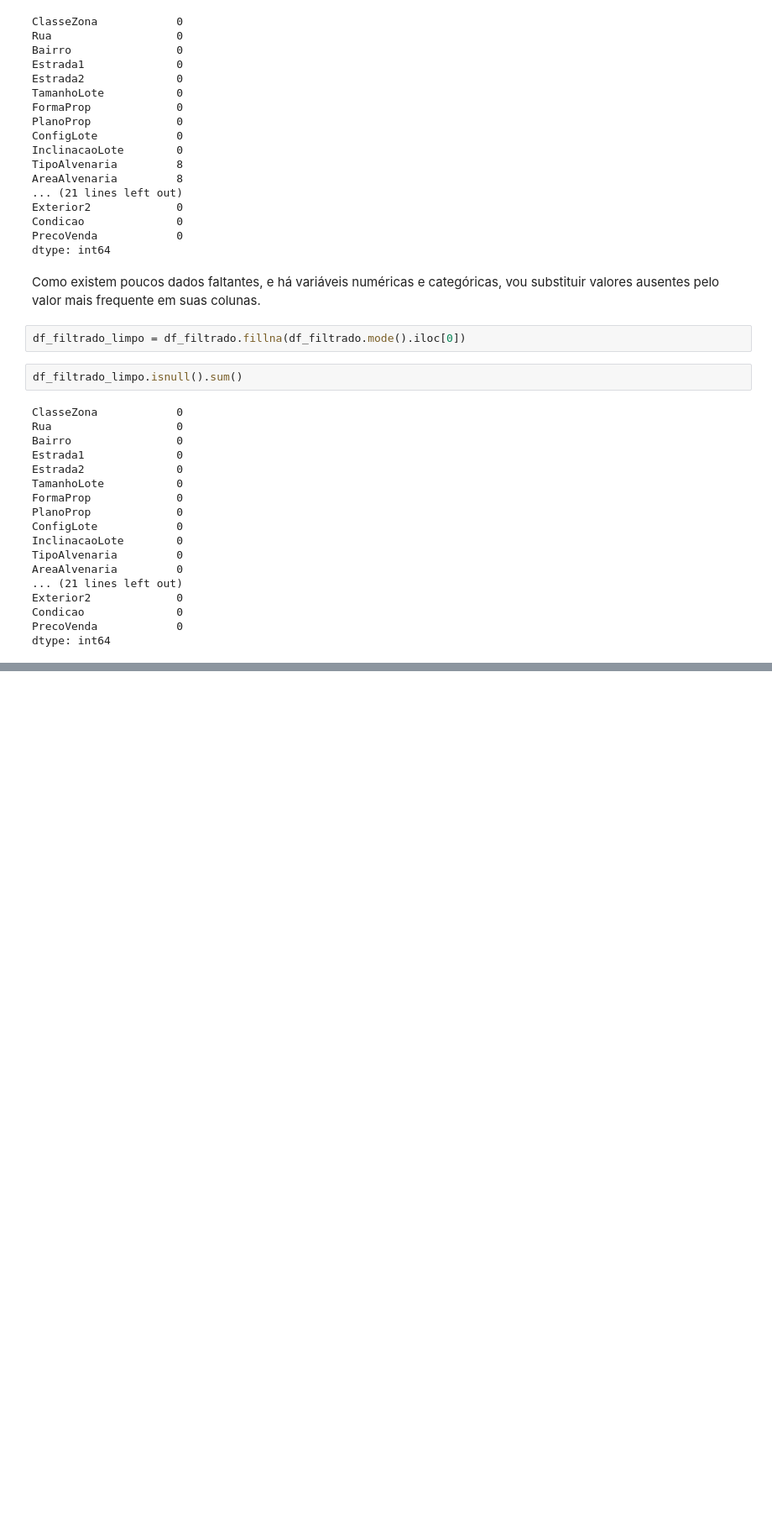
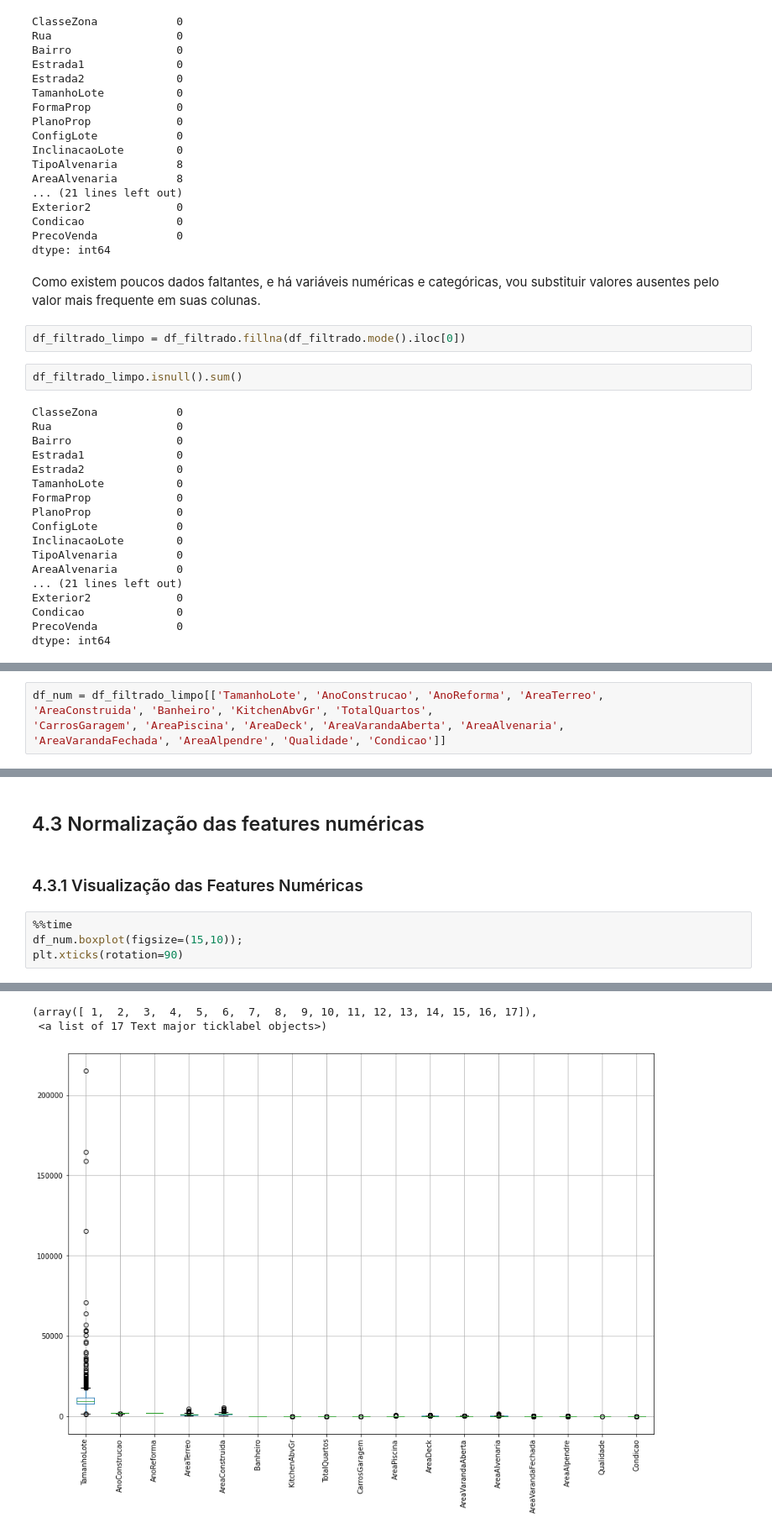
Before and after one commit to casjunior93/Desafio-Regressao---Tera, a Jupyter notebook: Desafio_Regressão_Tera_Refeito.ipynb, the cells around one changed output, grey strips where cells are left out. Shown at 84% size. Cells and saved outputs as stored; diff of their text form; blank space fills up the shorter version.

```diff
--- a/Desafio_Regressão_Tera_Refeito.ipynb
+++ b/Desafio_Regressão_Tera_Refeito.ipynb
@@ -474,0 +481,5 @@ dtype: int64
+# %%
+df_num = df_filtrado_limpo[['TamanhoLote', 'AnoConstrucao', 'AnoReforma', 'AreaTerreo',
+'AreaConstruida', 'Banheiro', 'KitchenAbvGr', 'TotalQuartos',
+'CarrosGaragem', 'AreaPiscina', 'AreaDeck', 'AreaVarandaAberta', 'AreaAlvenaria',
+'AreaVarandaFechada', 'AreaAlpendre', 'Qualidade', 'Condicao']]
@@ -474,0 +532,9 @@ dtype: int64
+# %% [markdown]
+## 4.3 Normalização das features numéricas
+# %% [markdown]
+### 4.3.1 Visualização das Features Numéricas
+# %%
+%%time
+df_num.boxplot(figsize=(15,10));
+plt.xticks(rotation=90)
+# %% [output]
@@ -474,0 +543,3 @@ dtype: int64
+(array([ 1,  2,  3,  4,  5,  6,  7,  8,  9, 10, 11, 12, 13, 14, 15, 16, 17]),
+ <a list of 17 Text major ticklabel objects>)
+[figure, added]
```
Also changed, not shown: parts of 36 cells of this notebook.
